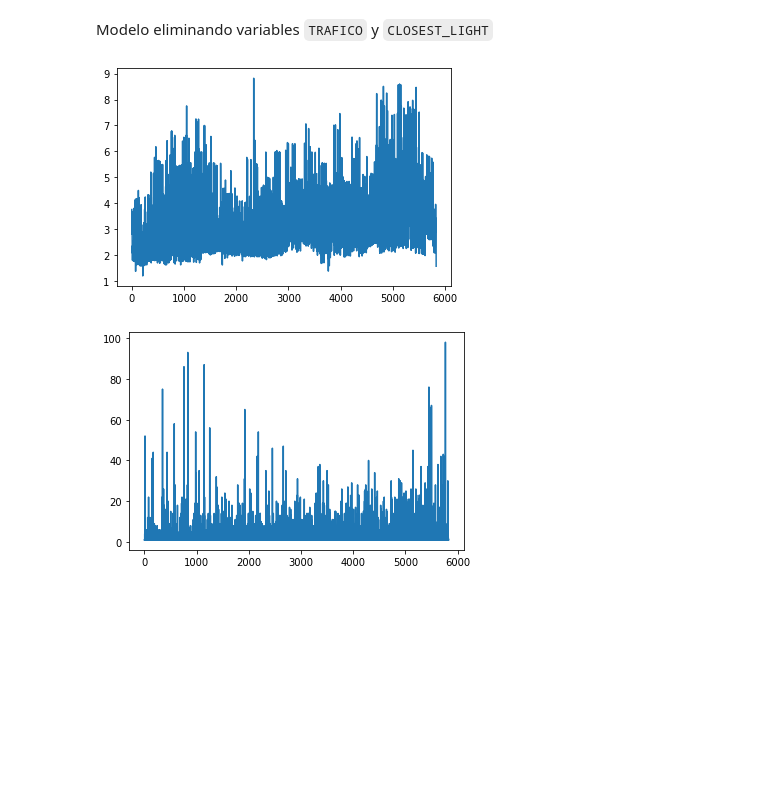
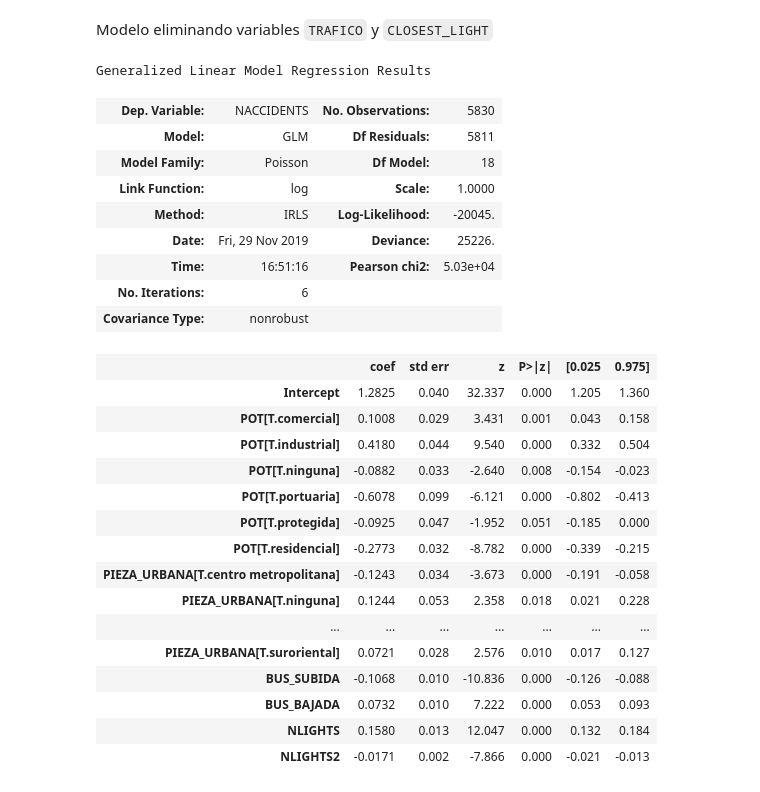
Before and after one commit to albertofbs15/ds4_project, a Jupyter notebook: Final Data/modelpoisson.ipynb, the cells around one changed output. Saved outputs shown, nothing was run; the diff lists cells and outputs as text; code cells hidden in the pictures; blank space fills up the shorter version.

```diff
--- a/Final Data/modelpoisson.ipynb
+++ b/Final Data/modelpoisson.ipynb
@@ -125,13 +166,32 @@ dtype: float64
 Modelo eliminando variables ``TRAFICO`` y ``CLOSEST_LIGHT``
 # %%
 formula2='NACCIDENTS~BUS_SUBIDA+BUS_BAJADA+POT+PIEZA_URBANA+NLIGHTS+NLIGHTS2'
-mod2 = glm(formula=formula, data=data, family=sm.families.Poisson()).fit()
-
-mod2.predict()
-plt.plot(list(mod2.predict()))
-plt.show()
-plt.plot(data['NACCIDENTS'])
-plt.show()
+mod2 = glm(formula=formula2, data=data, family=sm.families.Poisson()).fit()
+mod2.summary()
 # %% [output]
-[figure, removed]
-[figure, removed]
+Generalized Linear Model Regression Results
+| Dep. Variable: | NACCIDENTS | No. Observations: | 5830 |
+| Model: | GLM | Df Residuals: | 5811 |
+| Model Family: | Poisson | Df Model: | 18 |
+| Link Function: | log | Scale: | 1.0000 |
+| Method: | IRLS | Log-Likelihood: | -20045. |
+| Date: | Fri, 29 Nov 2019 | Deviance: | 25226. |
+| Time: | 16:51:16 | Pearson chi2: | 5.03e+04 |
+| No. Iterations: | 6 |  |  |
+| Covariance Type: | nonrobust |  |  |
+|  | coef | std err | z | P>|z| | [0.025 | 0.975] |
+| Intercept | 1.2825 | 0.040 | 32.337 | 0.000 | 1.205 | 1.360 |
+| POT[T.comercial] | 0.1008 | 0.029 | 3.431 | 0.001 | 0.043 | 0.158 |
+| POT[T.industrial] | 0.4180 | 0.044 | 9.540 | 0.000 | 0.332 | 0.504 |
+| POT[T.ninguna] | -0.0882 | 0.033 | -2.640 | 0.008 | -0.154 | -0.023 |
+| POT[T.portuaria] | -0.6078 | 0.099 | -6.121 | 0.000 | -0.802 | -0.413 |
+| POT[T.protegida] | -0.0925 | 0.047 | -1.952 | 0.051 | -0.185 | 0.000 |
+| POT[T.residencial] | -0.2773 | 0.032 | -8.782 | 0.000 | -0.339 | -0.215 |
+| PIEZA_URBANA[T.centro metropolitana] | -0.1243 | 0.034 | -3.673 | 0.000 | -0.191 | -0.058 |
+| PIEZA_URBANA[T.ninguna] | 0.1244 | 0.053 | 2.358 | 0.018 | 0.021 | 0.228 |
+| ... | ... | ... | ... | ... | ... | ... |
+| PIEZA_URBANA[T.suroriental] | 0.0721 | 0.028 | 2.576 | 0.010 | 0.017 | 0.127 |
+| BUS_SUBIDA | -0.1068 | 0.010 | -10.836 | 0.000 | -0.126 | -0.088 |
+| BUS_BAJADA | 0.0732 | 0.010 | 7.222 | 0.000 | 0.053 | 0.093 |
+| NLIGHTS | 0.1580 | 0.013 | 12.047 | 0.000 | 0.132 | 0.184 |
+| NLIGHTS2 | -0.0171 | 0.002 | -7.866 | 0.000 | -0.021 | -0.013 |
```
Also changed, not shown: parts of 19 cells of this notebook, 5 other files.
